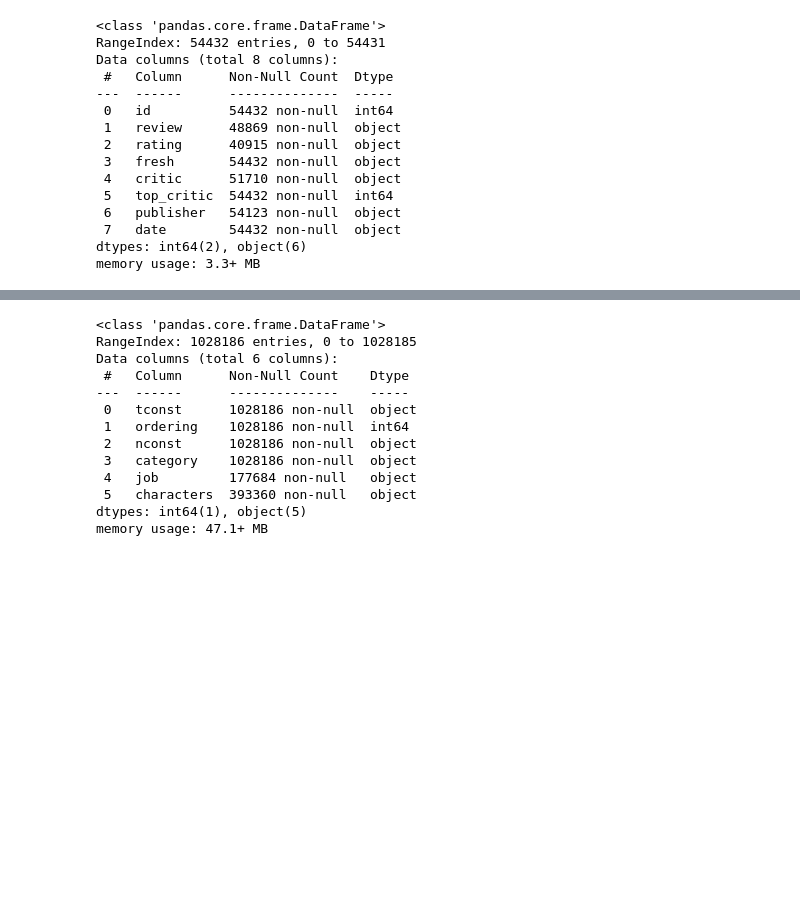
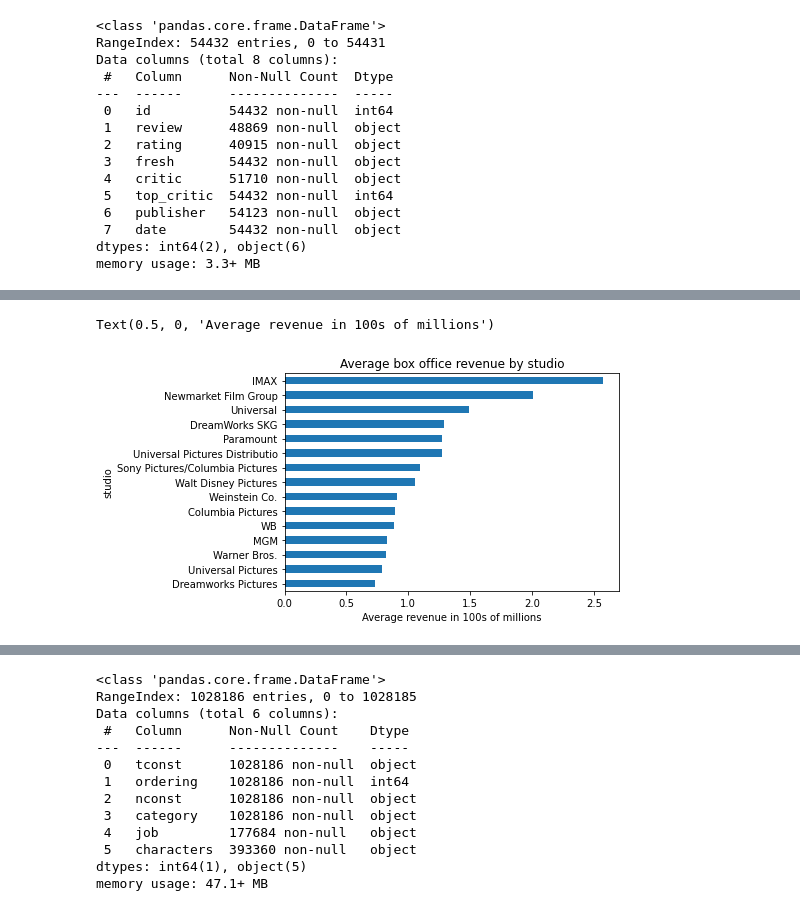
Before and after one commit to turtleduck18/phase-1-project, a Jupyter notebook: dsc-phase1-project-template-Copy1.ipynb, the cells around one changed output, grey strips where cells are left out. Drawn from its saved outputs; the diff is of its cells as text; code cells hidden in the pictures; blank space fills up the shorter version.

```diff
--- a/dsc-phase1-project-template-Copy1.ipynb
+++ b/dsc-phase1-project-template-Copy1.ipynb
@@ -288,0 +359,12 @@ rt_joined
+# %%
+rt_movieinfo['box_office'] = rt_movieinfo['box_office'].str.replace(',',"")
+# %%
+rt_movieinfo['box_office'] = rt_movieinfo['box_office'].astype(float)
+# %%
+(rt_movieinfo.groupby(['studio'])['box_office'].mean().sort_values(ascending = False).head(15)/100000000).plot(kind = 'barh')
+plt.title('Average box office revenue by studio')
+plt.gca().invert_yaxis()
+plt.xlabel('Average revenue in 100s of millions')
+# %% [output]
+Text(0.5, 0, 'Average revenue in 100s of millions')
+[figure, added]
```
Also changed, not shown: parts of 17 cells of this notebook.
